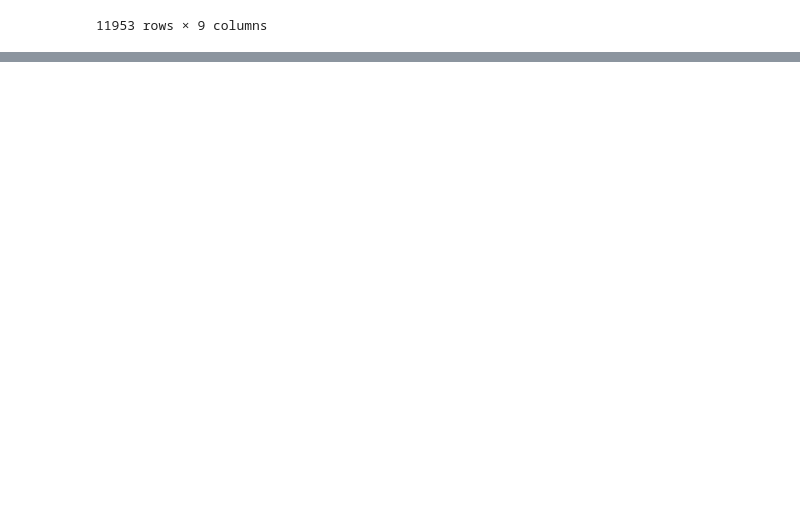
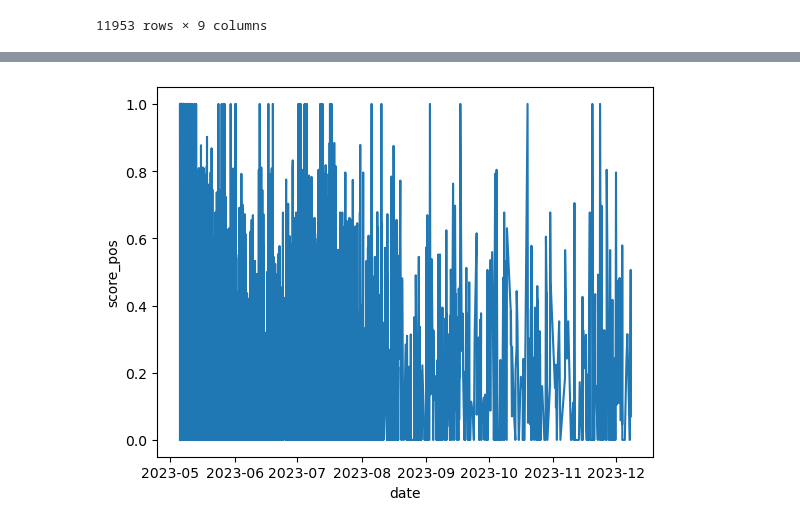
Before and after one commit to rzier/opinion, a Jupyter notebook: src/analysis.ipynb, the cells around one changed output, grey strips where cells are left out. Drawn from its saved outputs; the diff is of its cells as text; code cells hidden in the pictures; blank space fills up the shorter version.

```diff
--- a/src/analysis.ipynb
+++ b/src/analysis.ipynb
@@ -79,0 +108,5 @@ df.sort_values("like", ascending=False)
+# %%
+sea.lineplot(x="date", y="score_pos", data=df)
+plt.show()
+# %% [output]
+[figure, added]
```
Also changed, not shown: parts of 3 cells of this notebook, 3 other files.
